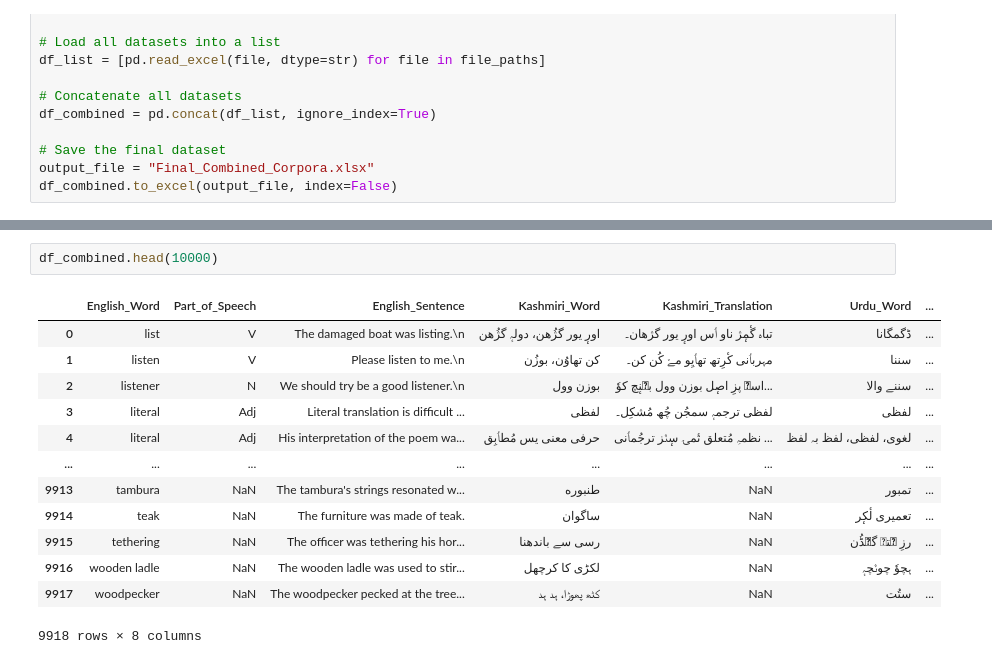
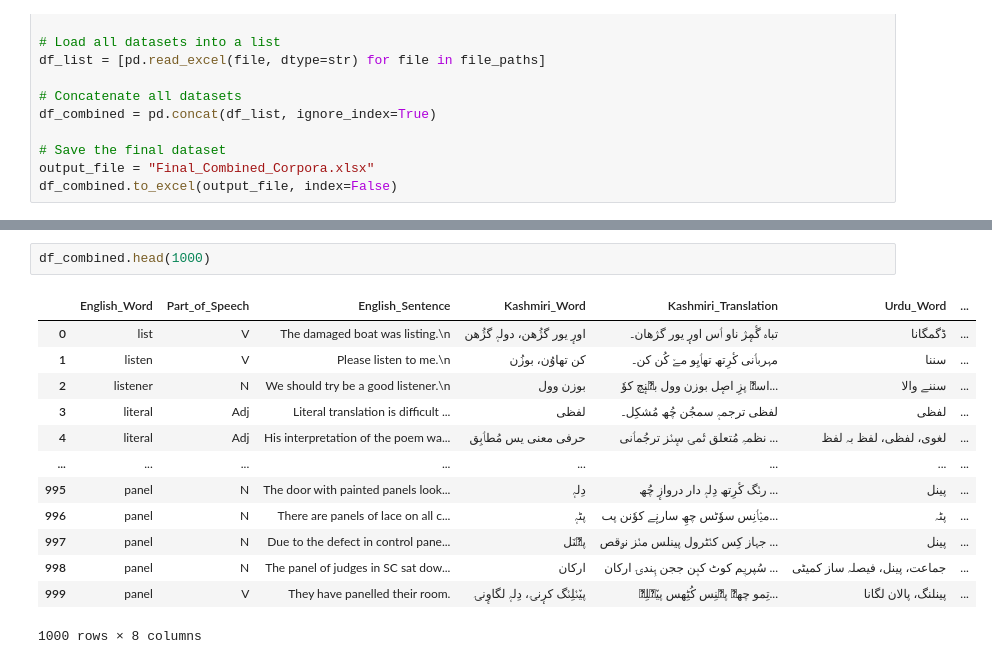
Before and after one commit to Tajamul21/Kashmiri_language_Translation, a Jupyter notebook: Untitled.ipynb, the cells around one changed output, grey strips where cells are left out. Drawn from its saved outputs; the diff is of its cells as text.

```diff
--- a/Untitled.ipynb
+++ b/Untitled.ipynb
@@ -450,16 +448,16 @@ memory usage: 620.0+ KB
 # %%
-df_combined.head(10000)
+df_combined.head(1000)
 # %% [output]
 |  | English_Word | Part_of_Speech | English_Sentence | Kashmiri_Word | Kashmiri_Translation | Urdu_Word | ... |
 | 0 | list | V | The damaged boat was listing.\n | اورٕ یور گژُھن، دولہٕ گژُھن | تباہ گٔمٕژ ناو ٲس اورٕ یور گژھان۔ | ڈگمگانا | ... |
 | 1 | listen | V | Please listen to me.\n | کن تھاوُن، بوزُن | مہربٲنی کٔرِتھ تھٲیِو مےٚ کُن کن۔ | سننا | ... |
 | 2 | listener | N | We should try be a good listener.\n | بوزن وول | اسہِ پزِ اصٕل بوزن وول بنٛنٕچ کوٗ... | سننے والا | ... |
 | 3 | literal | Adj | Literal translation is difficult ... | لفظی | لفظی ترجمہٕ سمجُن چُھ مُشکِل۔ | لفظی | ... |
 | 4 | literal | Adj | His interpretation of the poem wa... | حرفی معنی یس مُطٲبِق | نظمہِ مُتعلق تٔمۍ سٕنٛز ترجُمٲنی ... | لغوی، لفظی، لفظ بہ لفظ | ... |
 | ... | ... | ... | ... | ... | ... | ... | ... |
-| 9913 | tambura | NaN | The tambura's strings resonated w... | طنبوره | NaN | تمبور | ... |
-| 9914 | teak | NaN | The furniture was made of teak. | ساگوان | NaN | تعمیری لٔکٕر | ... |
-| 9915 | tethering | NaN | The officer was tethering his hor... | رسی سے باندھنا | NaN | رزِ سۭتۍ گنٛڈُن | ... |
-| 9916 | wooden ladle | NaN | The wooden ladle was used to stir... | لکڑی کا کرچھل | NaN | ہچوٗ چونٛچہٕ | ... |
-| 9917 | woodpecker | NaN | The woodpecker pecked at the tree... | کٹھ پھوڑا، ہد ہد | NaN | ستُت | ... |
+| 995 | panel | N | The door with painted panels look... | دِلہٕ | رنٛگ کٔرِتھ دِلہٕ دار دروازٕ چُھ ... | پینل | ... |
+| 996 | panel | N | There are panels of lace on all c... | پٹہٕ | میٛٲنِس سوٗٹس چھِ سارنٕے کوٗنن پٮ... | پٹہ | ... |
+| 997 | panel | N | Due to the defect in control pane... | پٮ۪نَل | جہاز کِس کنٛٹرول پینلس منٛز نۄقص ... | پینل | ... |
+| 998 | panel | N | The panel of judges in SC sat dow... | ارکان | سُپریٖم کوٹ کٮ۪ن ججن ہِندۍ ارکان ... | جماعت، پینل، فیصلہ ساز کمیٹی | ... |
+| 999 | panel | V | They have panelled their room. | پیٚنٛلِنٛگ کرٕنۍ، دِلہٕ لگاوٕنۍ | تِمو چھےٚ پنٛنِس کُٹِھس پیٚنٛلِنٛ... | پینلنگ، پالان لگانا | ... |
-9918 rows × 8 columns
+1000 rows × 8 columns
```
Also changed, not shown: parts of 10 cells of this notebook, 22 other files.
